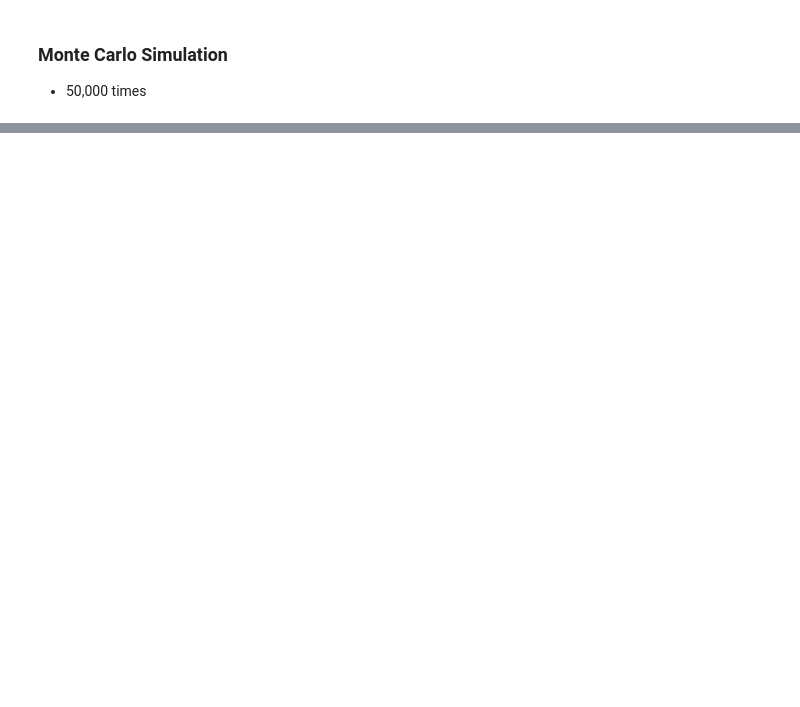
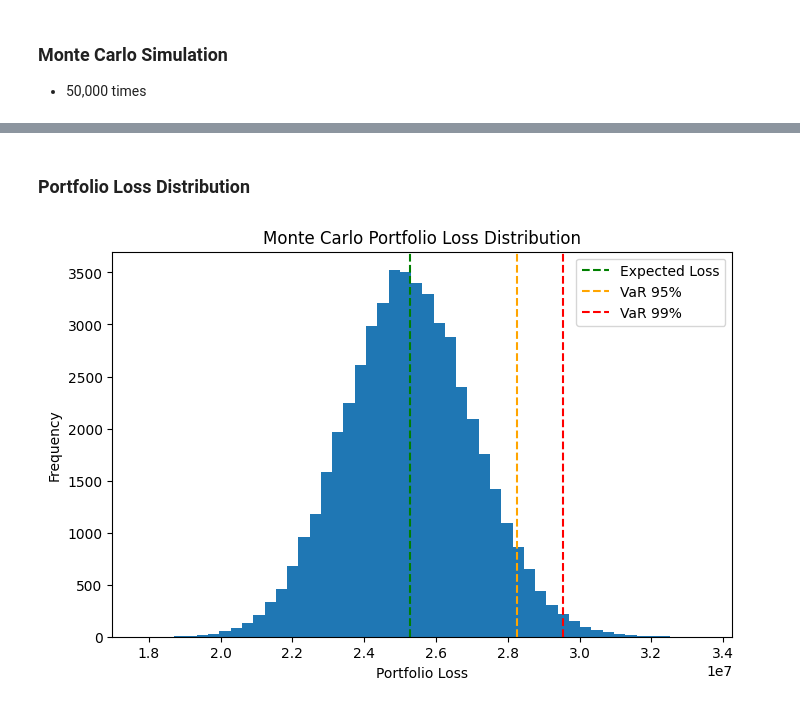
Before and after one commit to yashshahi/stress_test_mort, a Jupyter notebook: notebook/synth.ipynb, the cells around one changed output, grey strips where cells are left out. Drawn from its saved outputs; the diff is of its cells as text; code cells hidden in the pictures; blank space fills up the shorter version.

Commit message:
monte carlo simulations

```diff
--- a/notebook/synth.ipynb
+++ b/notebook/synth.ipynb
@@ -329,0 +352,2 @@ gdp["gdp_growth"] = gdp["GDPC1"].pct_change()
+# %%
+macro["unemployment_change"] = macro["UNRATE"].diff()
@@ -329,0 +388,4 @@ gdp["gdp_growth"] = gdp["GDPC1"].pct_change()
+# %%
+delta_u = scenarios["severe_stress"]["unemployment"] - baseline_unemployment
+
+delta_h = scenarios["severe_stress"]["house_growth"] - baseline_house_growth
@@ -330,3 +398,10 @@ gdp["gdp_growth"] = gdp["GDPC1"].pct_change()
+# %%
+beta_u = 5
+beta_h = -3
+
+data["PD_stress"] = data["PD_base"] * np.exp(beta_u*delta_u + beta_h*delta_h)
+
+data["PD_stress"] = data["PD_stress"].clip(0,1)
 # %% [markdown]
 ### Monte Carlo Simulation
 
@@ -333,0 +429,12 @@ gdp["gdp_growth"] = gdp["GDPC1"].pct_change()
+# %%
+portfolio_losses = np.array(portfolio_losses)
+
+expected_loss = portfolio_losses.mean()
+
+var95 = np.percentile(portfolio_losses,95)
+
+var99 = np.percentile(portfolio_losses,99)
+
+print("Expected Loss:", expected_loss)
+print("95% Loss:", var95)
+print("99% Loss:", var99)
@@ -333,0 +445,23 @@ gdp["gdp_growth"] = gdp["GDPC1"].pct_change()
+# %% [markdown]
+### Portfolio Loss Distribution
+# %%
+import matplotlib.pyplot as plt
+
+plt.figure(figsize=(8,5))
+
+plt.hist(portfolio_losses,bins=50)
+
+plt.axvline(expected_loss, color='green', linestyle='--', label='Expected Loss')
+plt.axvline(var95, color='orange', linestyle='--', label='VaR 95%')
+plt.axvline(var99, color='red', linestyle='--', label='VaR 99%')
+plt.legend()
+
+plt.title("Monte Carlo Portfolio Loss Distribution")
+
+plt.xlabel("Portfolio Loss")
+
+plt.ylabel("Frequency")
+
+plt.show()
+# %% [output]
+[figure, added]
```
Also changed, not shown: parts of 20 cells of this notebook.
